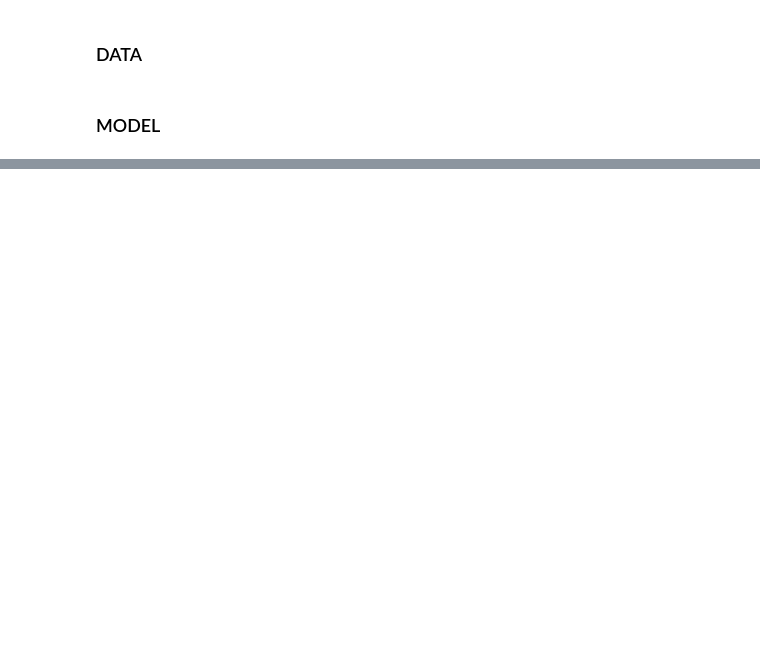
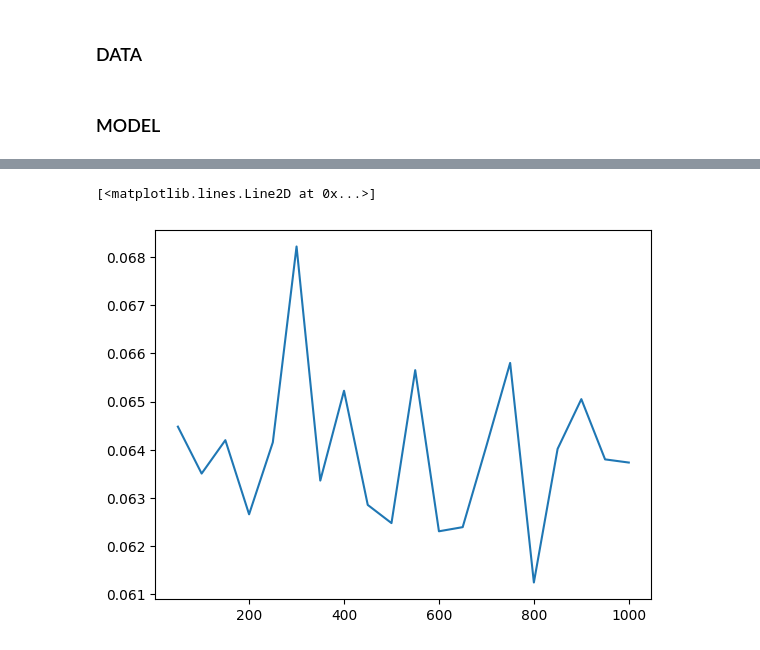
Before and after one commit to ducthinh-dev/goodreads, a Jupyter notebook: doc2vec_model.ipynb, the cells around one changed output, grey strips where cells are left out. Cells and saved outputs as stored; diff of their text form; code cells hidden in the pictures; blank space fills up the shorter version.

```diff
--- a/doc2vec_model.ipynb
+++ b/doc2vec_model.ipynb
@@ -153,0 +208,8 @@ Name: 6198, dtype: object
+# %%
+allratings = np.array(uratings + uratings_test)
+uratings = np.array(uratings)
+uratings_test = np.array(uratings_test)
+# %%
+uratings_scaled = scaler.fit(allratings.reshape(-1,1))
+uratings = scaler.transform(uratings.reshape(-1,1))
+uratings_test = scaler.transform(uratings_test.reshape(-1,1))
@@ -153,0 +233,5 @@ Name: 6198, dtype: object
+# %%
+plt.plot(range(50, 1001, 50), mse)
+# %% [output]
+[<matplotlib.lines.Line2D at 0x...>]
+[figure, added]
```
Also changed, not shown: parts of 21 cells of this notebook, 8 other files.
